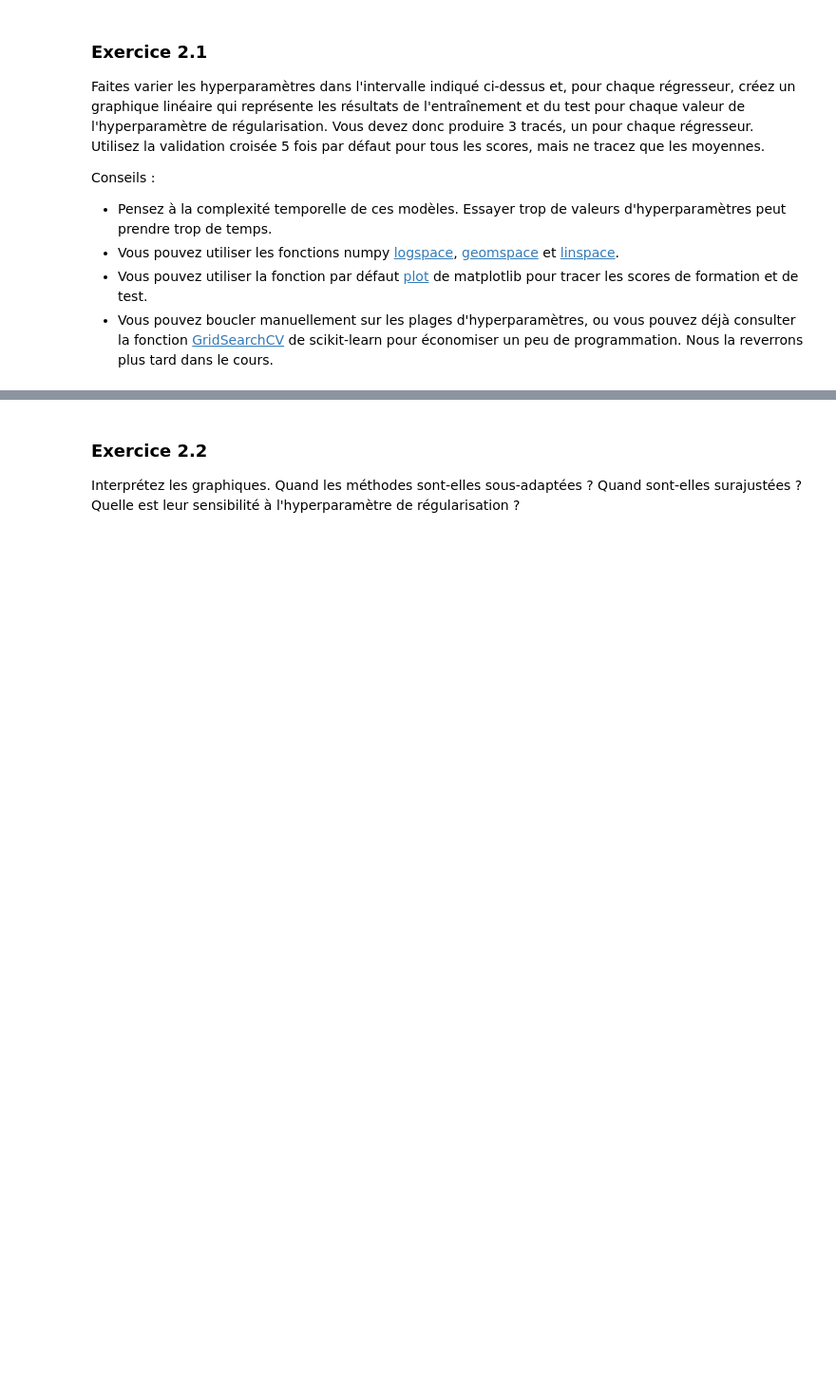
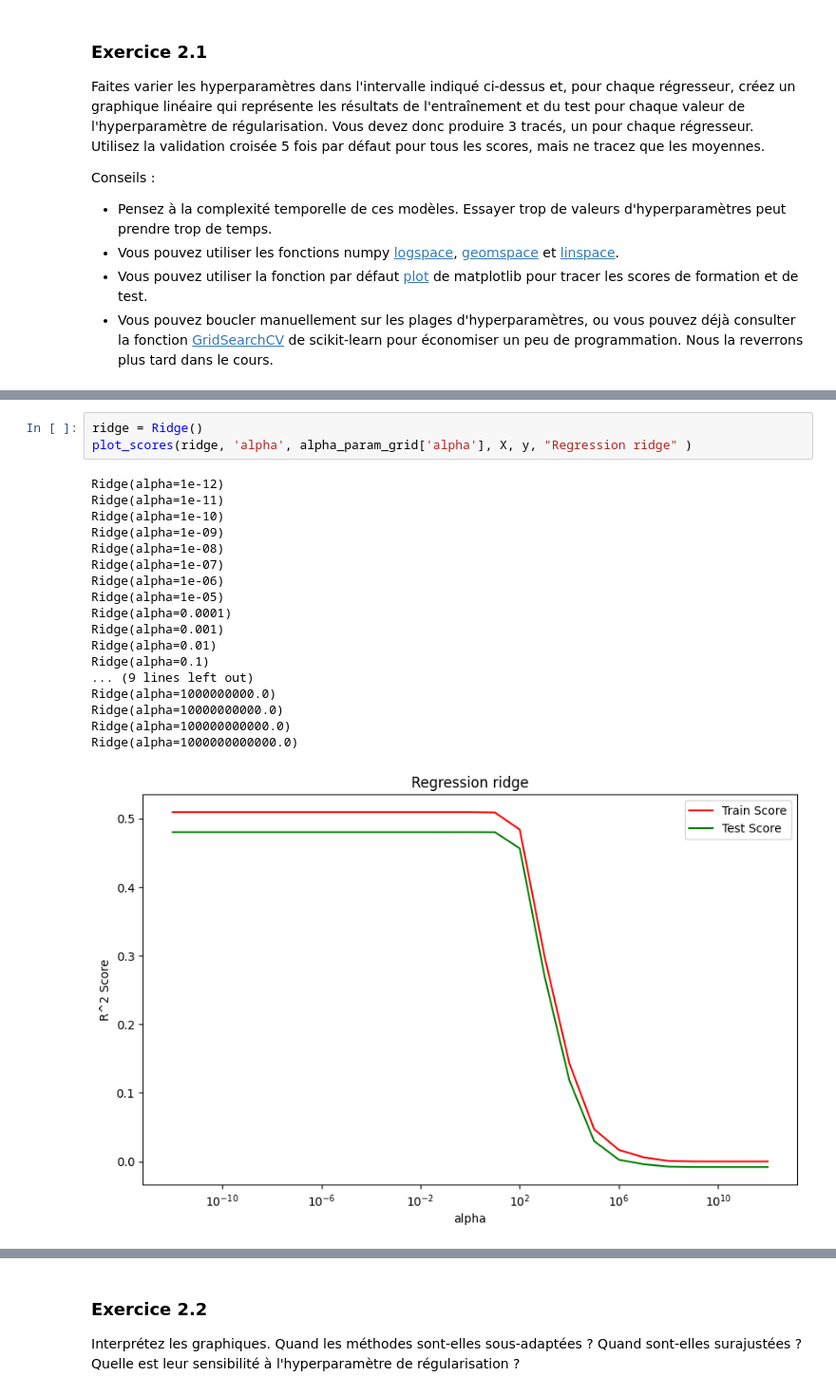
Before and after one commit to A-Helkias/Formation_Intermediaire, a Jupyter notebook: Machine Learning/2.1. Lab 3 - Linear Models for Regression.ipynb, the cells around one changed output, grey strips where cells are left out. Shown at 95% size. Saved outputs shown, nothing was run; the diff lists cells and outputs as text; blank space fills up the shorter version.

```diff
--- a/Machine Learning/2.1. Lab 3 - Linear Models for Regression.ipynb
+++ b/Machine Learning/2.1. Lab 3 - Linear Models for Regression.ipynb
@@ -175,0 +233,22 @@ Conseils :
+# %%
+ridge = Ridge()
+plot_scores(ridge, 'alpha', alpha_param_grid['alpha'], X, y, "Regression ridge" )
+# %% [output]
+Ridge(alpha=1e-12)
+Ridge(alpha=1e-11)
+Ridge(alpha=1e-10)
+Ridge(alpha=1e-09)
+Ridge(alpha=1e-08)
+Ridge(alpha=1e-07)
+Ridge(alpha=1e-06)
+Ridge(alpha=1e-05)
+Ridge(alpha=0.0001)
+Ridge(alpha=0.001)
+Ridge(alpha=0.01)
+Ridge(alpha=0.1)
+... (9 lines left out)
+Ridge(alpha=1000000000.0)
+Ridge(alpha=10000000000.0)
+Ridge(alpha=100000000000.0)
+Ridge(alpha=1000000000000.0)
+[figure, added]
```
Also changed, not shown: parts of 15 cells of this notebook, 1 other file.
